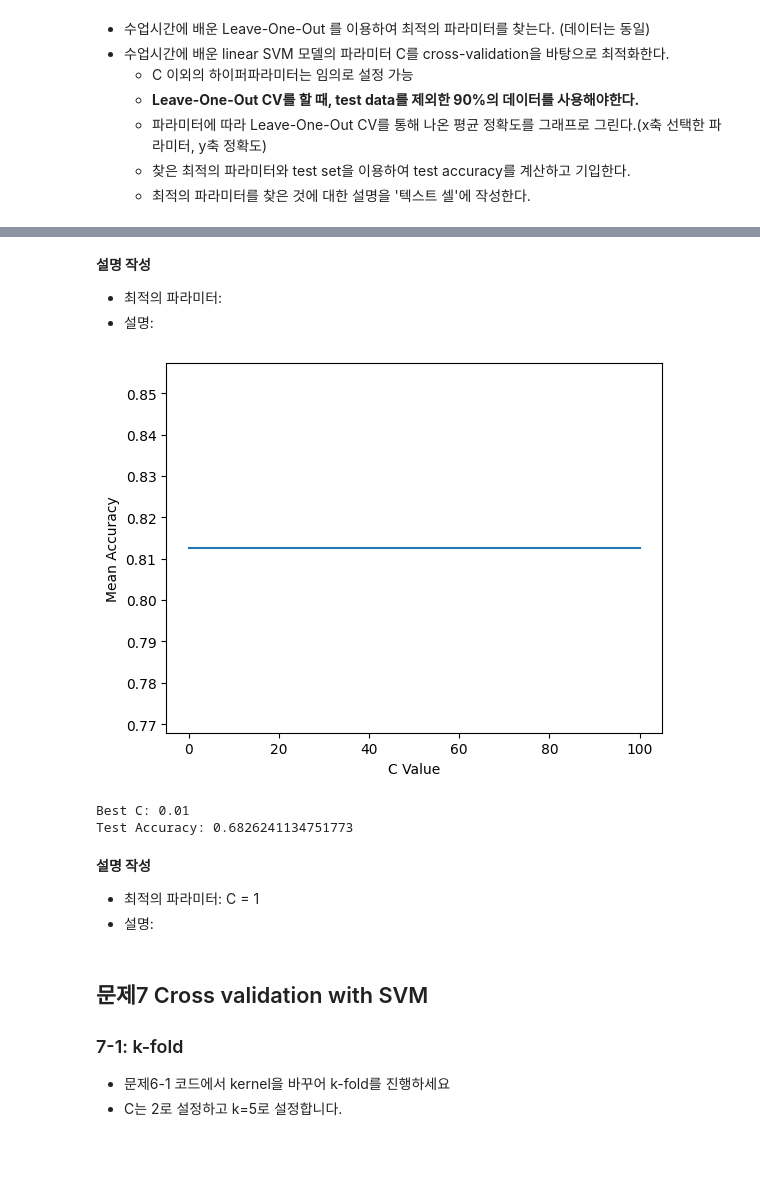
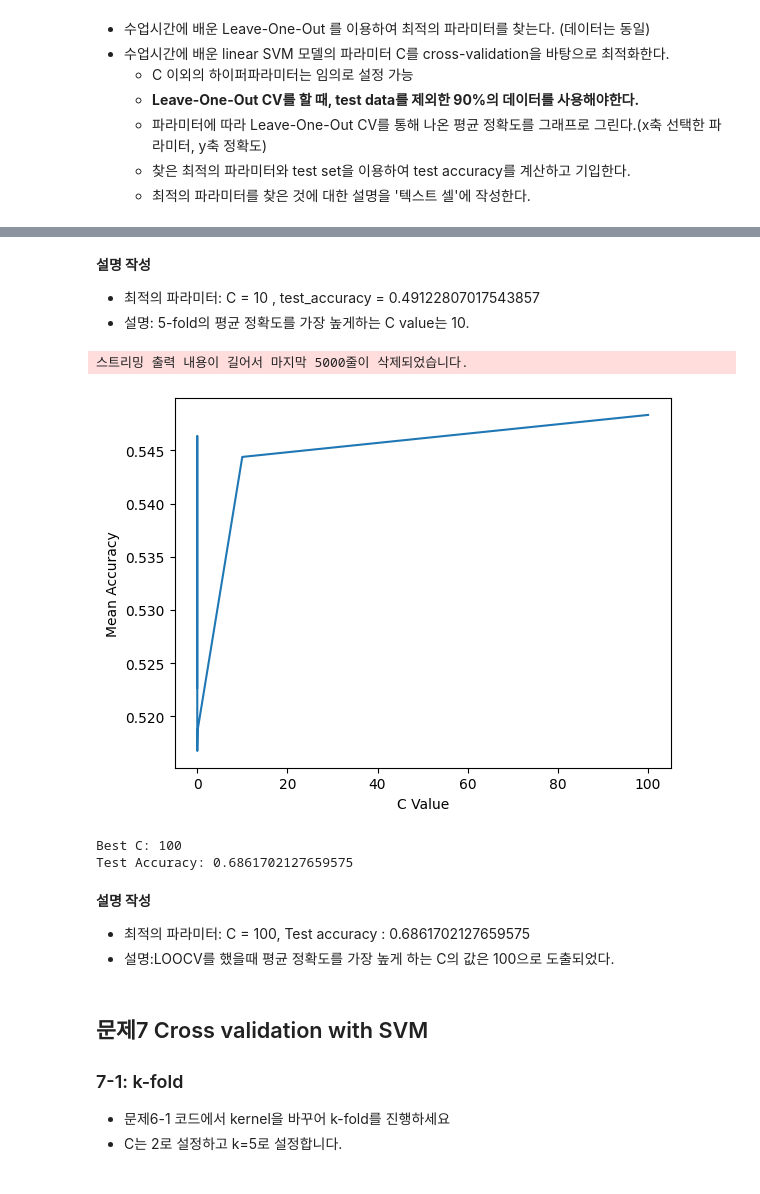
Before and after one commit to wannaBpark/2023S-Ajou-ML, a Jupyter notebook: HW2.ipynb, the cells around one changed output, grey strips where cells are left out. Drawn from its saved outputs; the diff is of its cells as text; code cells hidden in the pictures.

```diff
--- a/HW2.ipynb
+++ b/HW2.ipynb
@@ -281,8 +281,8 @@ train_test_split에 random seed를 사용하여 split set을 고정한다.
 # %%
 from sklearn.model_selection import train_test_split
 
-X = normalized_df.drop('Status', axis=1) # target feature가 Status(대출의 승인 여부)
-y = normalized_df['Status']
+X = df.drop('Status', axis=1) # target feature가 Status(대출의 승인 여부)
+y = df['Status']
 y=y.astype('int')
 
 X_train, X_test, y_train, y_test = train_test_split(X, y, test_size=0.1)
@@ -397,18 +407,20 @@ from sklearn.svm import SVC
 ## 문제 6-1 ##
 # 코드 작성
 X_tmp, X_test, y_tmp, y_test = train_test_split(X, y, test_size=0.1)
-svm = SVC(kernel='linear', random_state=42)
-Clist = [0.001, 0.01, 0.012, 0.1]
+svm = LinearSVC()
+Clist = [0.001, 0.01, 0.012, 0.018, 0.1, 10, 100]
 best_C = None
 best_accuracy = 0
 mean_accuracy = []
 fold_accuracy = []
-kf = KFold(n_splits=5, shuffle=True)
+kf = KFold(n_splits=5, shuffle=True, random_state = 42)
 for C in Clist:
     svm.set_params(C=C)  # C 값을 변경하여 모델 인스턴스 갱신
     # cur_fold_scores = []
     fold_score = cross_val_score(svm, X_tmp, y_tmp, cv=kf) # 5-fold cv 수행
     mean_accuracy.append(fold_score.mean()) # C 값 별 평균 정확도 저장
+
+    #최고의 정확도를 보이는 C값 업데이트트
     if best_accuracy < fold_score.mean():
       best_accuracy = fold_score.mean()
       best_C = C
@@ -430,54 +445,50 @@ print(metrics.accuracy_score(y_test, y_test_pred) ," " ,best_C)
 # %% [markdown]
 **설명 작성**
-- 최적의 파라미터:
-- 설명:
+- 최적의 파라미터: C = 10 , test_accuracy = 0.49122807017543857
+- 설명: 5-fold의 평균 정확도를 가장 높게하는 C value는 10.
 # %%
 ## 문제 6-2 ##
 # 코드 작성
 X_tmp, _, y_tmp, _ = train_test_split(X, y, test_size=0.1) #test data제외한 90%의 X_tmp, y_tmp 데이터 분리리
 loocv = LeaveOneOut()
-Clist = [0.01, 0.1, 100]  # 선택할 C 파라미터 리스트
+Clist = [0.001, 0.01, 0.012, 0.018, 0.1, 10, 100] # 선택할 C 파라미터 리스트
 mean_accuracies = []  # 평균 정확도를 저장할 리스트
-
+best_accuracy = 0
 for C in Clist:
     accuracies = []  # 현재 C 값에 대한 각 LOOCV의 정확도를 저장할 리스트
+    svm = LinearSVC(max_iter = 1000, C=C)  # C 값을 변경하여 모델 인스턴스 갱신
+    # cur_fold_scores = []
+    fold_score = cross_val_score(svm, X_tmp, y_tmp, cv=loocv) # 5-fold cv 수행
+    mean_accuracies.append(fold_score.mean()) # C 값 별 평균 정확도 저장
 
-    for train_index, test_index in loocv.split(X_tmp):
-        X_tmp_train, X_tmp_test = X_tmp.iloc[train_index], X_tmp.iloc[test_index]
-        y_tmp_train, y_tmp_test = y_tmp.iloc[train_index], y_tmp.iloc[test_index]
-
-        # SVM 모델 생성 및 loocv의 training set에 학습
-        svm = SVC(kernel='linear', C=C)
-        svm.fit(X_tmp_train, y_tmp_train)
-
-        # 테스트 데이터에 대한 정확도 계산 및 저장
-        accuracy = svm.score(X_tmp_test, y_tmp_test)
-        accuracies.append(accuracy)
-    cur_mean_accuracy = np.mean(accuracies)
-    mean_accuracies.append(cur_mean_accuracy)
+    # 최고의 정확도를 보이는 C값 업데이트
+    if best_accuracy < fold_score.mean():
+      best_accuracy = fold_score.mean()
+      best_C = C
 
 # 그래프 그리기
 plt.plot(Clist, mean_accuracies)
 plt.xlabel('C Value')
 plt.ylabel('Mean Accuracy')
 plt.show()
 
-# 최적의 파라미터와 테스트 데이터를 이용한 테스트 정확도 계산
+# 최적의 파라미터와 테스트 데이터를 이용한 테스트 정확도 계산 및 출력력
 best_C = Clist[np.argmax(mean_accuracies)]
 svm_best = SVC(C=best_C)
 svm_best.fit(X, y)
 test_accuracy = svm_best.score(X, y)
 print('Best C:', best_C)
 print('Test Accuracy:', test_accuracy)
 ############
 # %% [output]
+스트리밍 출력 내용이 길어서 마지막 5000줄이 삭제되었습니다.
-[figure, old version]
+[figure, new version]
-Best C: 0.01
-Test Accuracy: 0.6826241134751773
+Best C: 100
+Test Accuracy: 0.6861702127659575
 # %% [markdown]
 **설명 작성**
-- 최적의 파라미터: C = 1
-- 설명:
+- 최적의 파라미터: C = 100, Test accuracy : 0.6861702127659575
+- 설명:LOOCV를 했을때 평균 정확도를 가장 높게 하는 C의 값은 100으로 도출되었다.
 # %% [markdown]
 ## 문제7 Cross validation with SVM
 ### 7-1: k-fold
```
Also changed, not shown: parts of 10 cells of this notebook.
